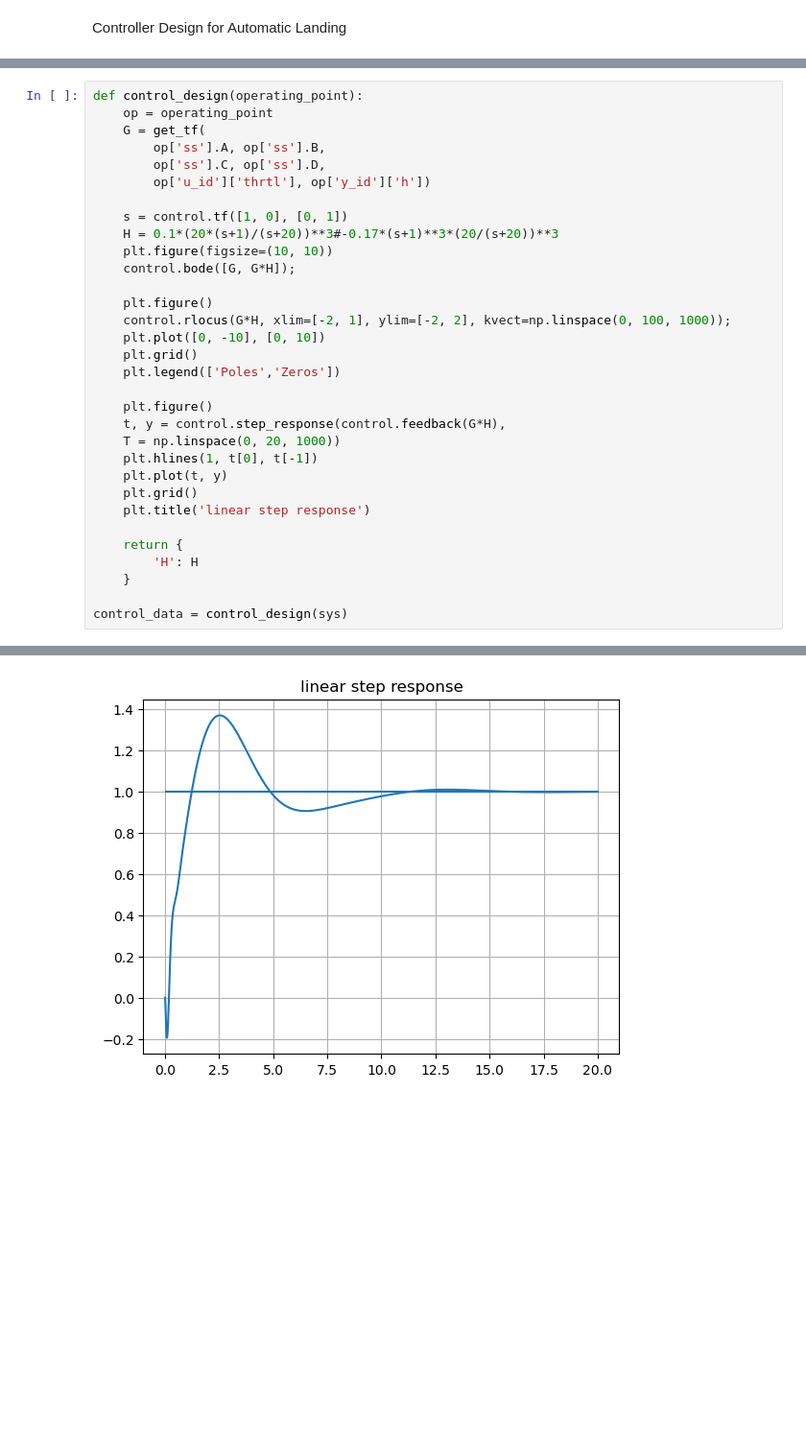
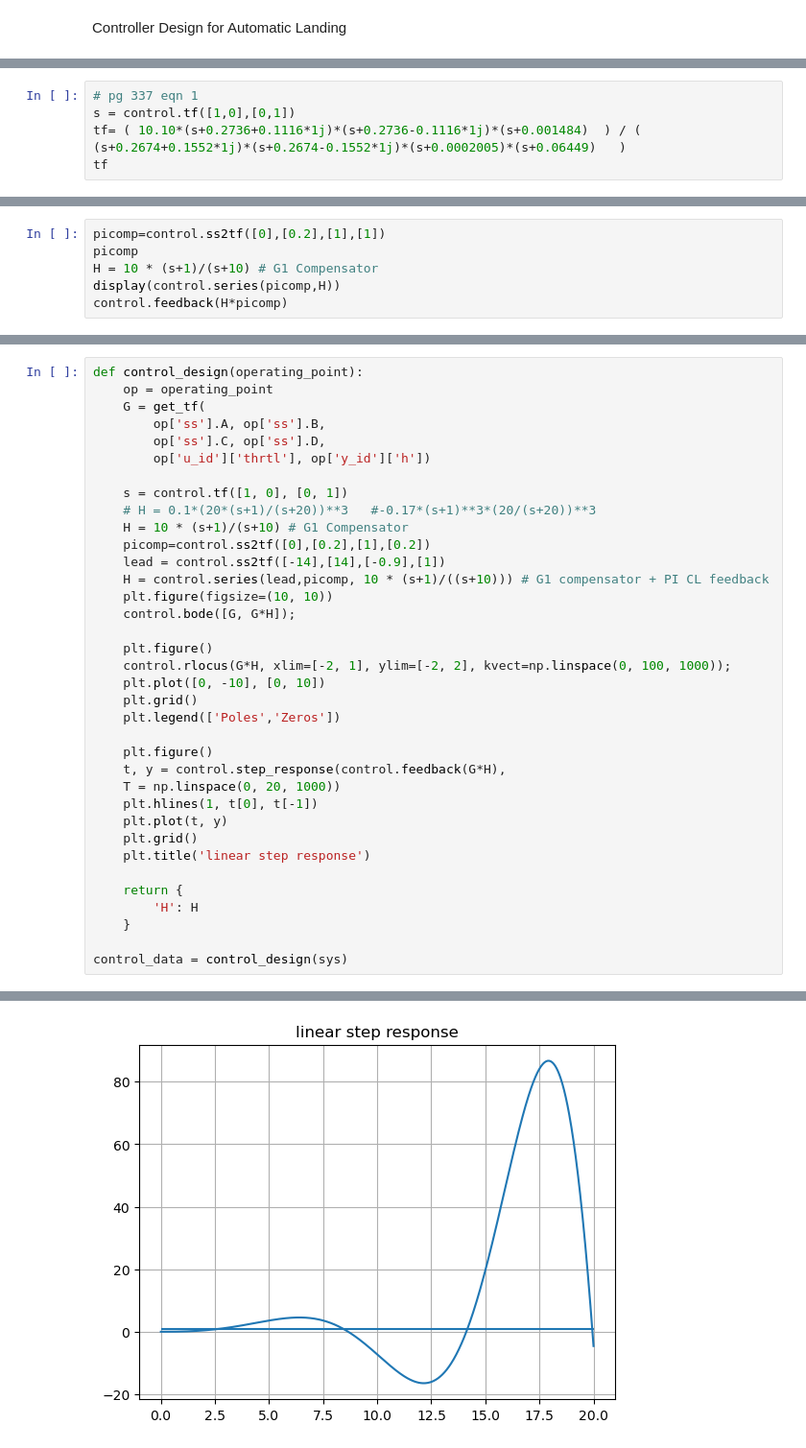
Before and after one commit to w-sribunma/casadi_f16, a Jupyter notebook: transport-aircraft/test_transport.ipynb, the cells around one changed output, grey strips where cells are left out. Shown at 96% size. Saved outputs shown, nothing was run; the diff lists cells and outputs as text; blank space fills up the shorter version.

Commit message:
Transport control update

```diff
--- a/transport-aircraft/test_transport.ipynb
+++ b/transport-aircraft/test_transport.ipynb
@@ -72,0 +133,5 @@ Controller Design for Automatic Landing
+# %%
+# pg 337 eqn 1
+s = control.tf([1,0],[0,1])
+tf= ( 10.10*(s+0.2736+0.1116*1j)*(s+0.2736-0.1116*1j)*(s+0.001484)  ) / ( (s+0.2674+0.1552*1j)*(s+0.2674-0.1552*1j)*(s+0.0002005)*(s+0.06449)   )
+tf
@@ -72,0 +140,6 @@ Controller Design for Automatic Landing
+# %%
+picomp=control.ss2tf([0],[0.2],[1],[1])
+picomp
+H = 10 * (s+1)/(s+10) # G1 Compensator
+display(control.series(picomp,H))
+control.feedback(H*picomp)
@@ -79,7 +155,11 @@ def control_design(operating_point):
         op['u_id']['thrtl'], op['y_id']['h'])
 
     s = control.tf([1, 0], [0, 1])
-    H = 0.1*(20*(s+1)/(s+20))**3#-0.17*(s+1)**3*(20/(s+20))**3
+    # H = 0.1*(20*(s+1)/(s+20))**3   #-0.17*(s+1)**3*(20/(s+20))**3
+    H = 10 * (s+1)/(s+10) # G1 Compensator
+    picomp=control.ss2tf([0],[0.2],[1],[0.2])
+    lead = control.ss2tf([-14],[14],[-0.9],[1])
+    H = control.series(lead,picomp, 10 * (s+1)/((s+10))) # G1 compensator + PI CL feedback
     plt.figure(figsize=(10, 10))
     control.bode([G, G*H]);
 
@@ -108 +188 @@ control_data = control_design(sys)
-[figure, old version]
+[figure, new version]
```
Also changed, not shown: parts of 16 cells of this notebook, 2 other files.
